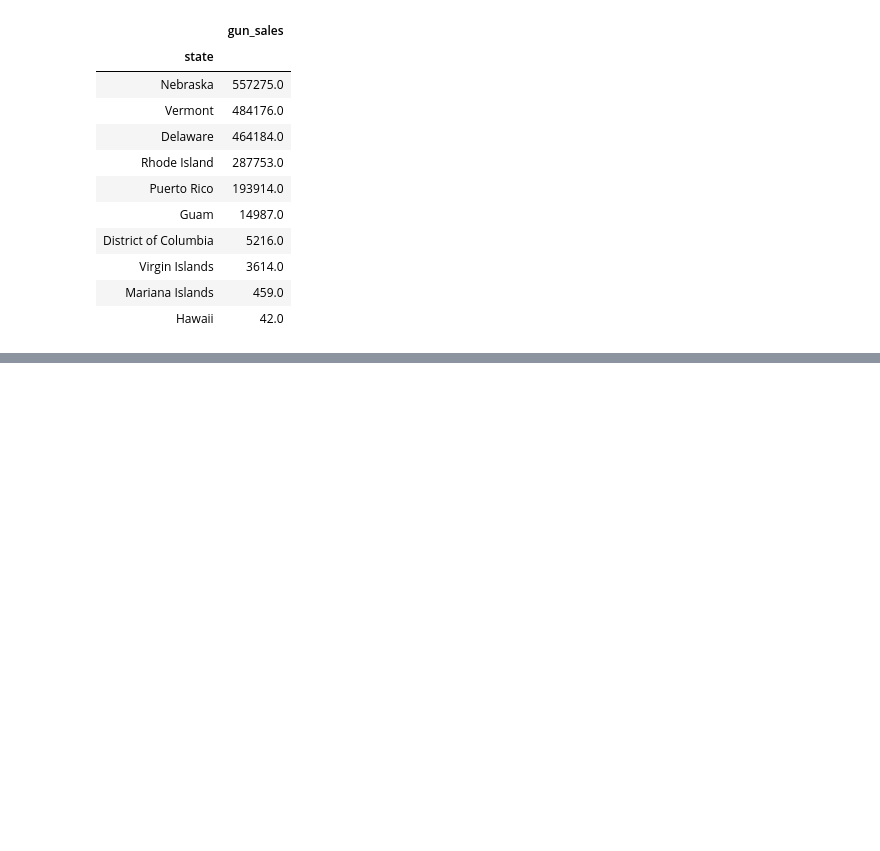
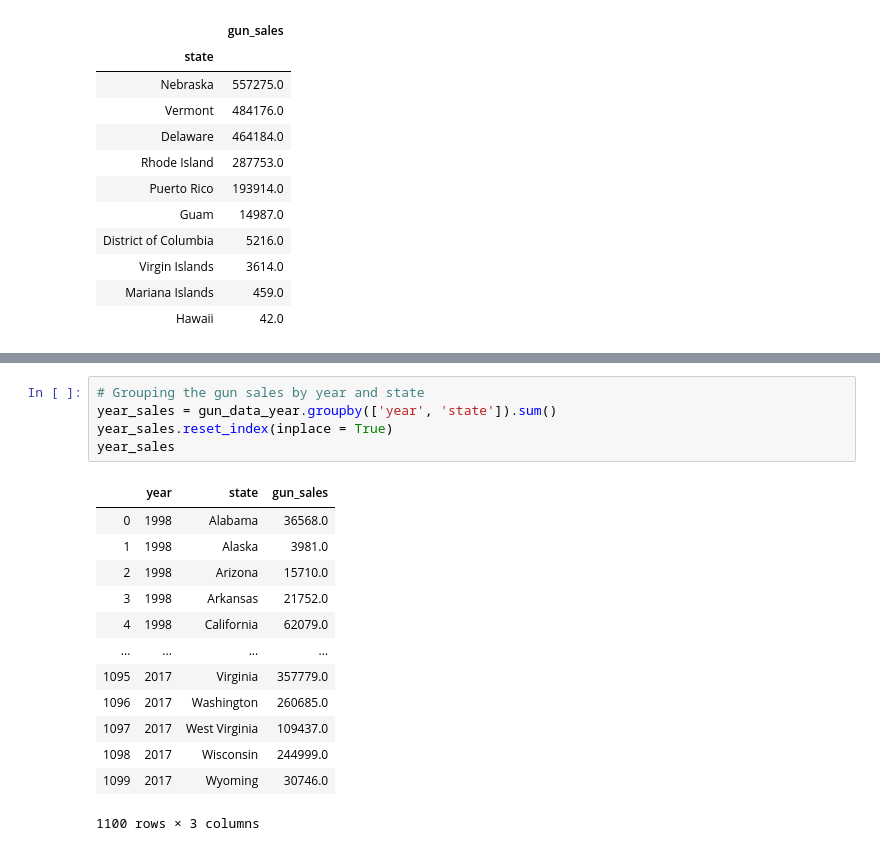
Before and after one commit to Aastha-Arora/investigate-FBI-Gun-Data, a Jupyter notebook: Data Analysis-FBI NICS data.ipynb, the cells around one changed output, grey strips where cells are left out. Cells and saved outputs as stored; diff of their text form; blank space fills up the shorter version.

```diff
--- a/Data Analysis-FBI NICS data.ipynb
+++ b/Data Analysis-FBI NICS data.ipynb
@@ -403,0 +475,19 @@ state_sales_df.tail(10)
+# %%
+# Grouping the gun sales by year and state
+year_sales = gun_data_year.groupby(['year', 'state']).sum()
+year_sales.reset_index(inplace = True)
+year_sales
+# %% [output]
+|  | year | state | gun_sales |
+| 0 | 1998 | Alabama | 36568.0 |
+| 1 | 1998 | Alaska | 3981.0 |
+| 2 | 1998 | Arizona | 15710.0 |
+| 3 | 1998 | Arkansas | 21752.0 |
+| 4 | 1998 | California | 62079.0 |
+| ... | ... | ... | ... |
+| 1095 | 2017 | Virginia | 357779.0 |
+| 1096 | 2017 | Washington | 260685.0 |
+| 1097 | 2017 | West Virginia | 109437.0 |
+| 1098 | 2017 | Wisconsin | 244999.0 |
+| 1099 | 2017 | Wyoming | 30746.0 |
+1100 rows × 3 columns
```
Also changed, not shown: parts of 12 cells of this notebook.
